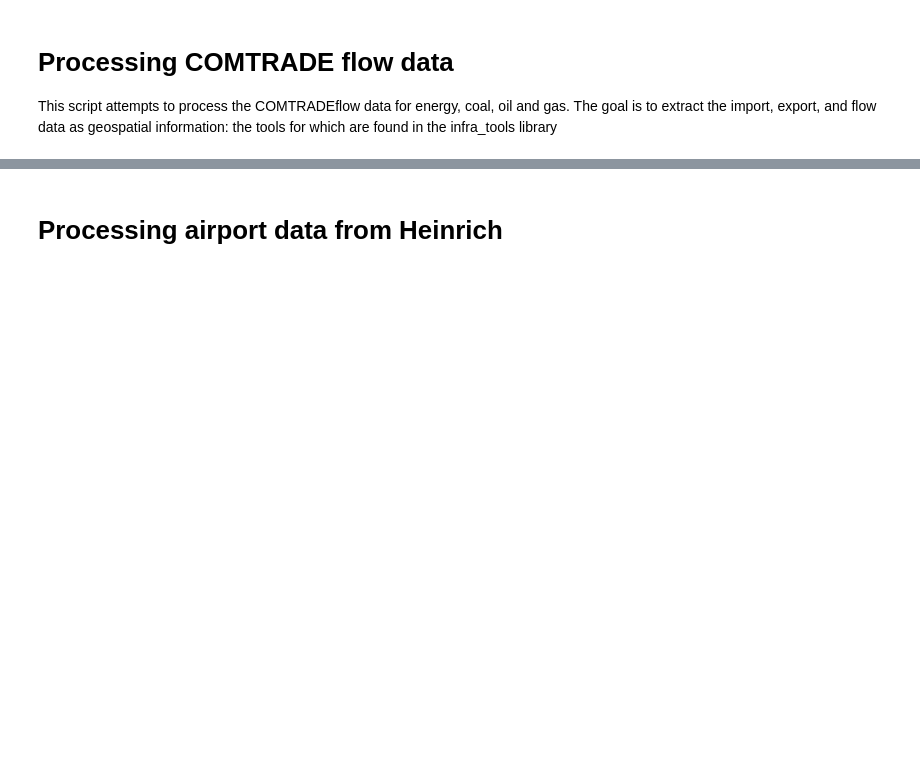
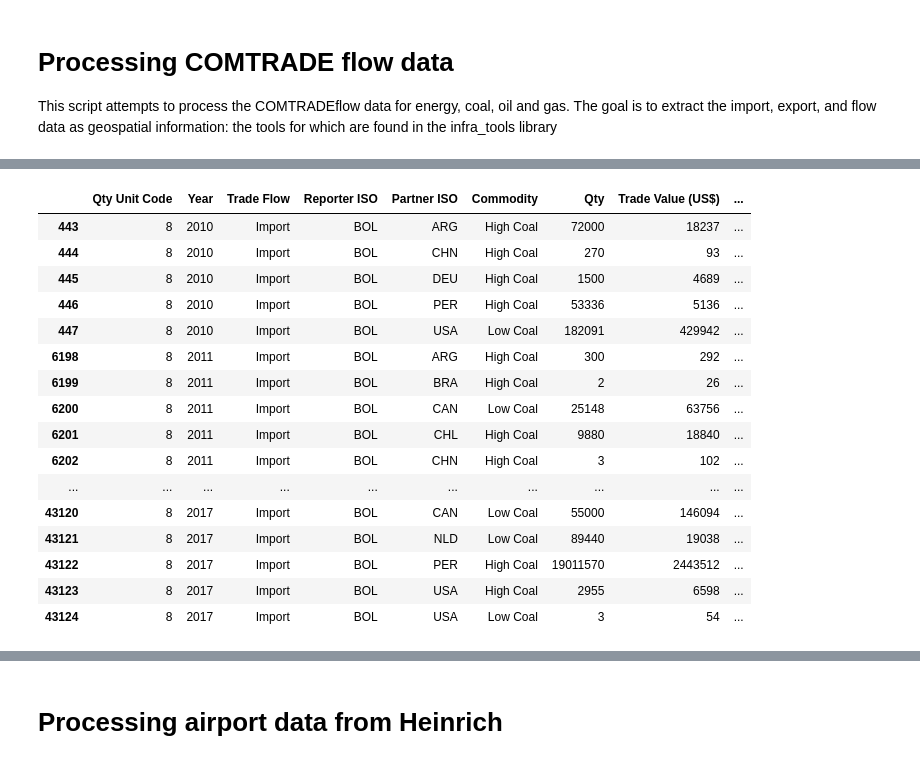
Before and after one commit to worldbank/INFRA_SAP, a Jupyter notebook: Notebooks/DP_INFRA_GLO_B__ProcessCOMTRADE.ipynb, the cells around one changed output, grey strips where cells are left out. Cells and saved outputs as stored; diff of their text form; code cells hidden in the pictures; blank space fills up the shorter version.

Commit message:
Updated data extraction

```diff
--- a/Notebooks/DP_INFRA_GLO_B__ProcessCOMTRADE.ipynb
+++ b/Notebooks/DP_INFRA_GLO_B__ProcessCOMTRADE.ipynb
@@ -14,9 +14,9 @@ sys.path.append('../')
 from infrasap import process_flows
 # %%
 input_file_energy = "/home/wb411133/data/Projects/INFRA/FLOWS/UN_comtrade_energy_flows.csv"
-input_file_coal = "/home/wb411133/data/Projects/INFRA/FLOWS/UN_comtrade_coal_flows.csv"
-input_file_gas = "/home/wb411133/data/Projects/INFRA/FLOWS/UN_comtrade_gas_flows.csv"
-input_file_oil = "/home/wb411133/data/Projects/INFRA/FLOWS/UN_comtrade_oil_flows.csv"
+input_file_coal = "/home/wb411133/data/Projects/INFRA/FLOWS/Coal Ex-Im_UN Comtreade_June 18.csv"
+input_file_oil = "/home/wb411133/data/Projects/INFRA/FLOWS/Oil Ex-Im_UN Comtrade_June 18_.csv"
+input_file_gas = "/home/wb411133/data/Projects/INFRA/FLOWS/Gas Ex-Im_UN Comtrade_June 18.csv"
 out_folder = ""
 global_boundaries = "/home/wb411133/data/Projects/INFRA/FLOWS/national_centroids.shp"
 
@@ -25,0 +114,5 @@ if inB.crs != {'init':'epsg:4326'}:
+# %%
+in_file = input_file_coal
+commodity = "Coal"
+xx = pd.read_csv(in_file)
+xx['Qty Unit Code'].value_counts()
@@ -25,0 +123,5 @@ if inB.crs != {'init':'epsg:4326'}:
+# %%
+importlib.reload(process_flows)
+coal_flows = process_flows.comtrade_flow(in_file, commodity)
+coal_flows.initialize([8], inB)
+#coal_flows.save_simple_layers("/home/wb411133/data/Projects/INFRA/FLOWS/%s/GEOJSON" % commodity, "GEOJSON")
@@ -25,0 +140,22 @@ if inB.crs != {'init':'epsg:4326'}:
+# %%
+coal_flows.country_flows.loc[(coal_flows.country_flows['Reporter ISO'] == "BOL")]
+#coal_flows.country_flows.loc[(coal_flows.country_flows['Year'] == "2017")]
+#coal_flows.country_flows['Year'].value_counts()
+# %% [output]
+|  | Qty Unit Code | Year | Trade Flow | Reporter ISO | Partner ISO | Commodity | Qty | Trade Value (US$) | ... |
+| 443 | 8 | 2010 | Import | BOL | ARG | High Coal | 72000 | 18237 | ... |
+| 444 | 8 | 2010 | Import | BOL | CHN | High Coal | 270 | 93 | ... |
+| 445 | 8 | 2010 | Import | BOL | DEU | High Coal | 1500 | 4689 | ... |
+| 446 | 8 | 2010 | Import | BOL | PER | High Coal | 53336 | 5136 | ... |
+| 447 | 8 | 2010 | Import | BOL | USA | Low Coal | 182091 | 429942 | ... |
+| 6198 | 8 | 2011 | Import | BOL | ARG | High Coal | 300 | 292 | ... |
+| 6199 | 8 | 2011 | Import | BOL | BRA | High Coal | 2 | 26 | ... |
+| 6200 | 8 | 2011 | Import | BOL | CAN | Low Coal | 25148 | 63756 | ... |
+| 6201 | 8 | 2011 | Import | BOL | CHL | High Coal | 9880 | 18840 | ... |
+| 6202 | 8 | 2011 | Import | BOL | CHN | High Coal | 3 | 102 | ... |
+| ... | ... | ... | ... | ... | ... | ... | ... | ... | ... |
+| 43120 | 8 | 2017 | Import | BOL | CAN | Low Coal | 55000 | 146094 | ... |
+| 43121 | 8 | 2017 | Import | BOL | NLD | Low Coal | 89440 | 19038 | ... |
+| 43122 | 8 | 2017 | Import | BOL | PER | High Coal | 19011570 | 2443512 | ... |
+| 43123 | 8 | 2017 | Import | BOL | USA | High Coal | 2955 | 6598 | ... |
+| 43124 | 8 | 2017 | Import | BOL | USA | Low Coal | 3 | 54 | ... |
```
Also changed, not shown: parts of 12 cells of this notebook, 14 other files.
